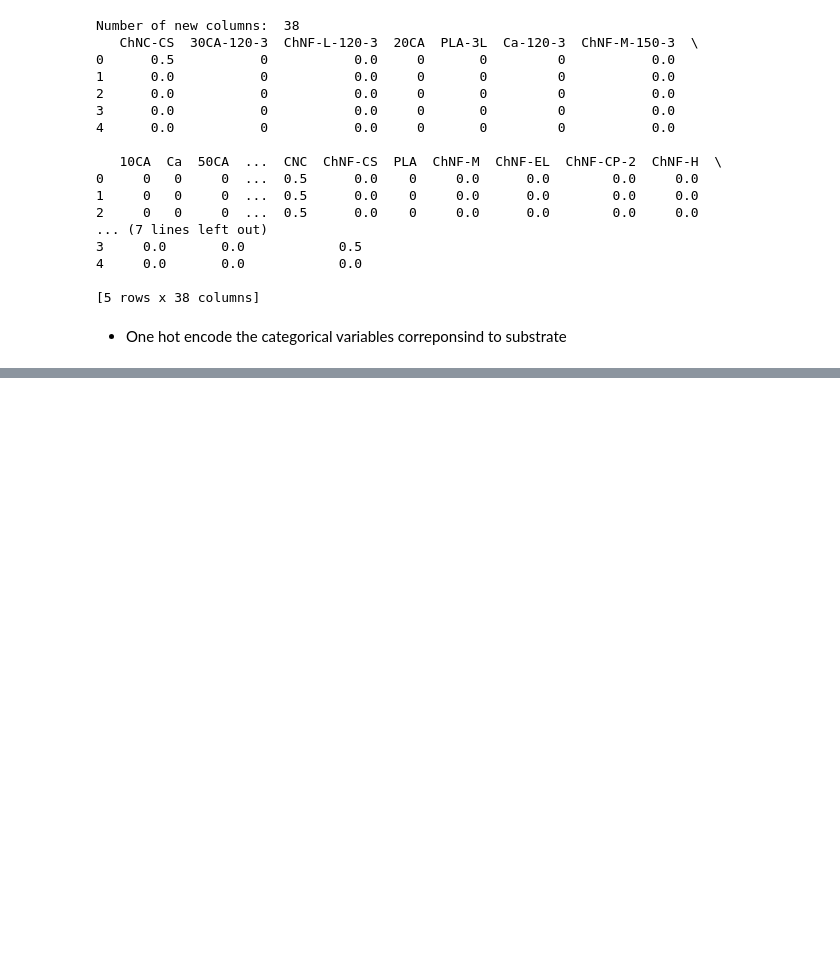
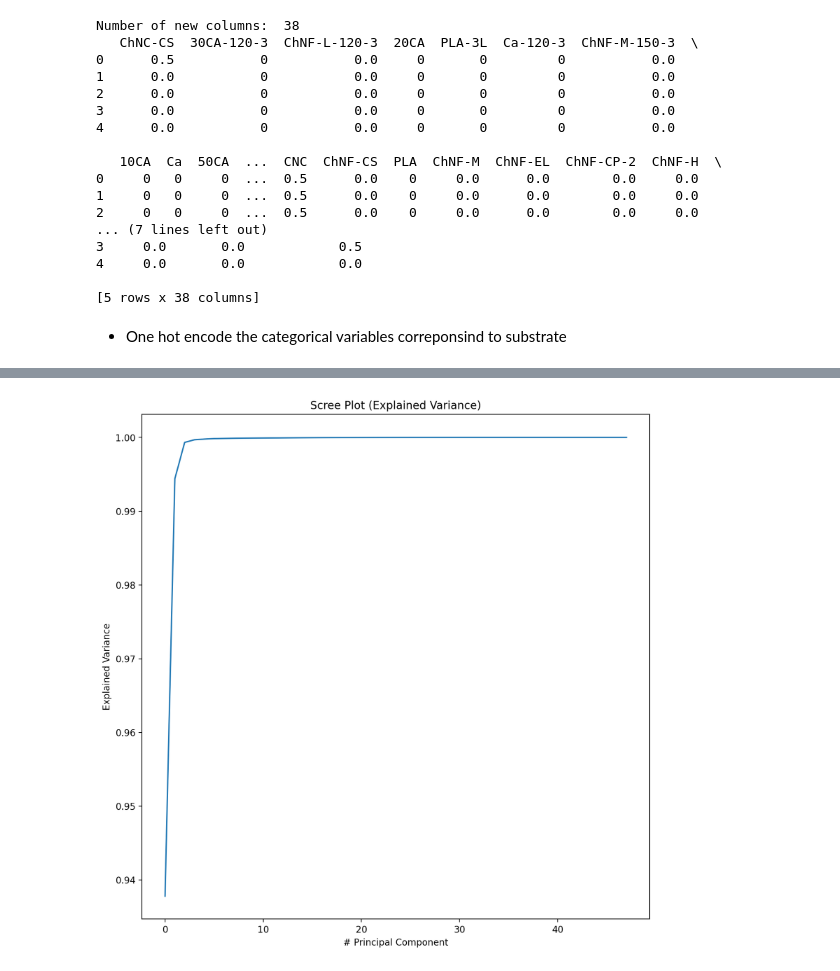
Before and after one commit to ltimmerman3/ProcSys_Project, a Jupyter notebook: Preprocessing.ipynb, the cells around one changed output, grey strips where cells are left out. Saved outputs shown, nothing was run; the diff lists cells and outputs as text; code cells hidden in the pictures; blank space fills up the shorter version.

```diff
--- a/Preprocessing.ipynb
+++ b/Preprocessing.ipynb
@@ -188,0 +218,15 @@ df.to_csv('Preprocessed_Data_RH50.csv')
+# %%
+numeric_features = df[Features].to_numpy()
+numeric_targets = df[Targets].to_numpy()
+
+covariance_matrix = np.dot(numeric_features.T, numeric_features)
+eigenvalues, eigenvectors = np.linalg.eig(covariance_matrix)
+explained_variance = np.cumsum(eigenvalues/np.sum(eigenvalues))
+fig, ax = plt.subplots(figsize=(10,10),dpi=200)
+ax.plot(explained_variance)
+ax.set_title('Scree Plot (Explained Variance)')
+ax.set_xlabel('# Principal Component')
+ax.set_ylabel('Explained Variance')
+fig.savefig('Scree_Plot_RH50.png')
+# %% [output]
+[figure, added]
```
Also changed, not shown: parts of 9 cells of this notebook, 5 other files.
